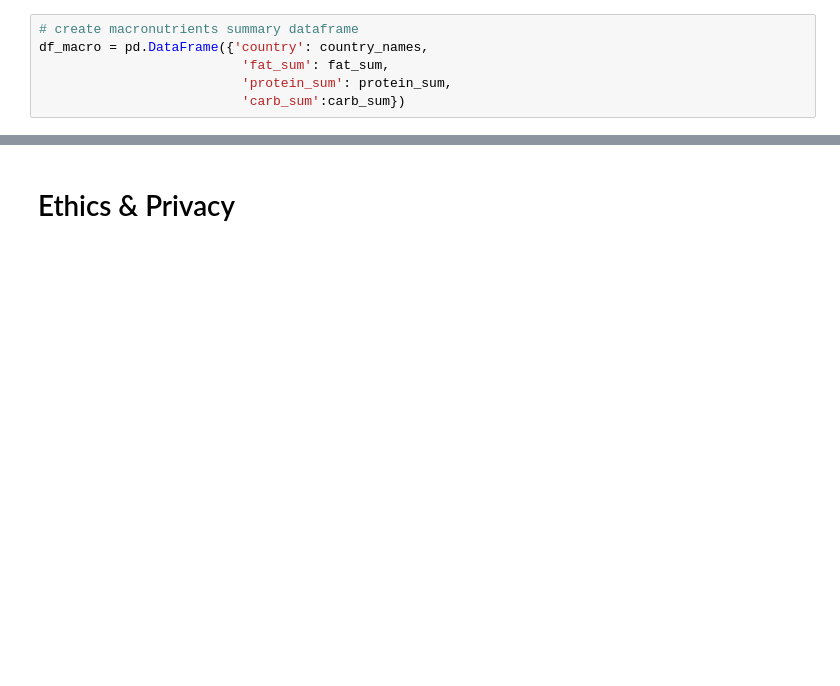
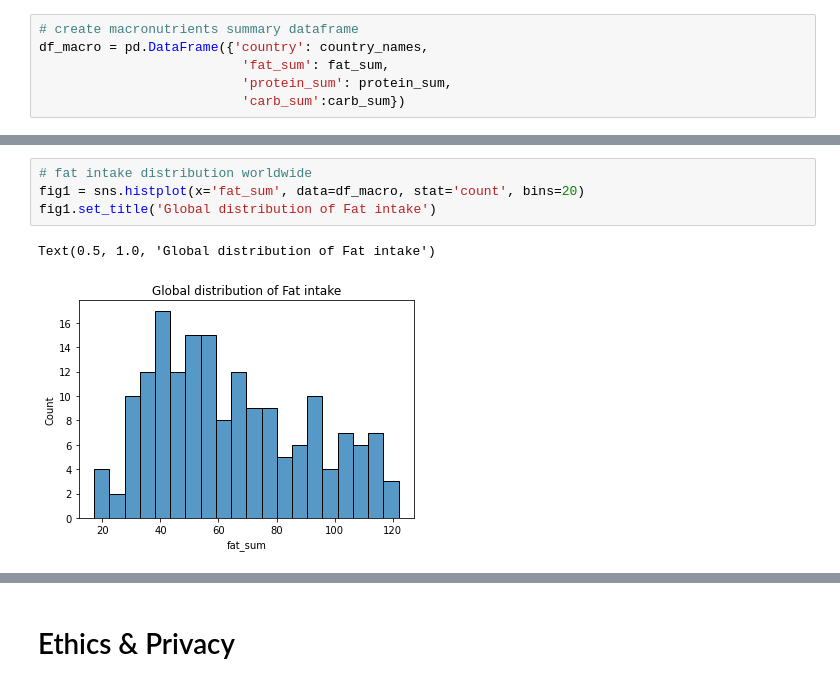
Before and after one commit to chwheo/cogs108-final-project, a Jupyter notebook: FinalProjectGroup061Sp22.ipynb, the cells around one changed output, grey strips where cells are left out. Saved outputs shown, nothing was run; the diff lists cells and outputs as text; blank space fills up the shorter version.

```diff
--- a/FinalProjectGroup061Sp22.ipynb
+++ b/FinalProjectGroup061Sp22.ipynb
@@ -307,0 +359,7 @@ df_macro
+# %%
+# fat intake distribution worldwide
+fig1 = sns.histplot(x='fat_sum', data=df_macro, stat='count', bins=20)
+fig1.set_title('Global distribution of Fat intake')
+# %% [output]
+Text(0.5, 1.0, 'Global distribution of Fat intake')
+[figure, added]
```
Also changed, not shown: parts of 15 cells of this notebook.
